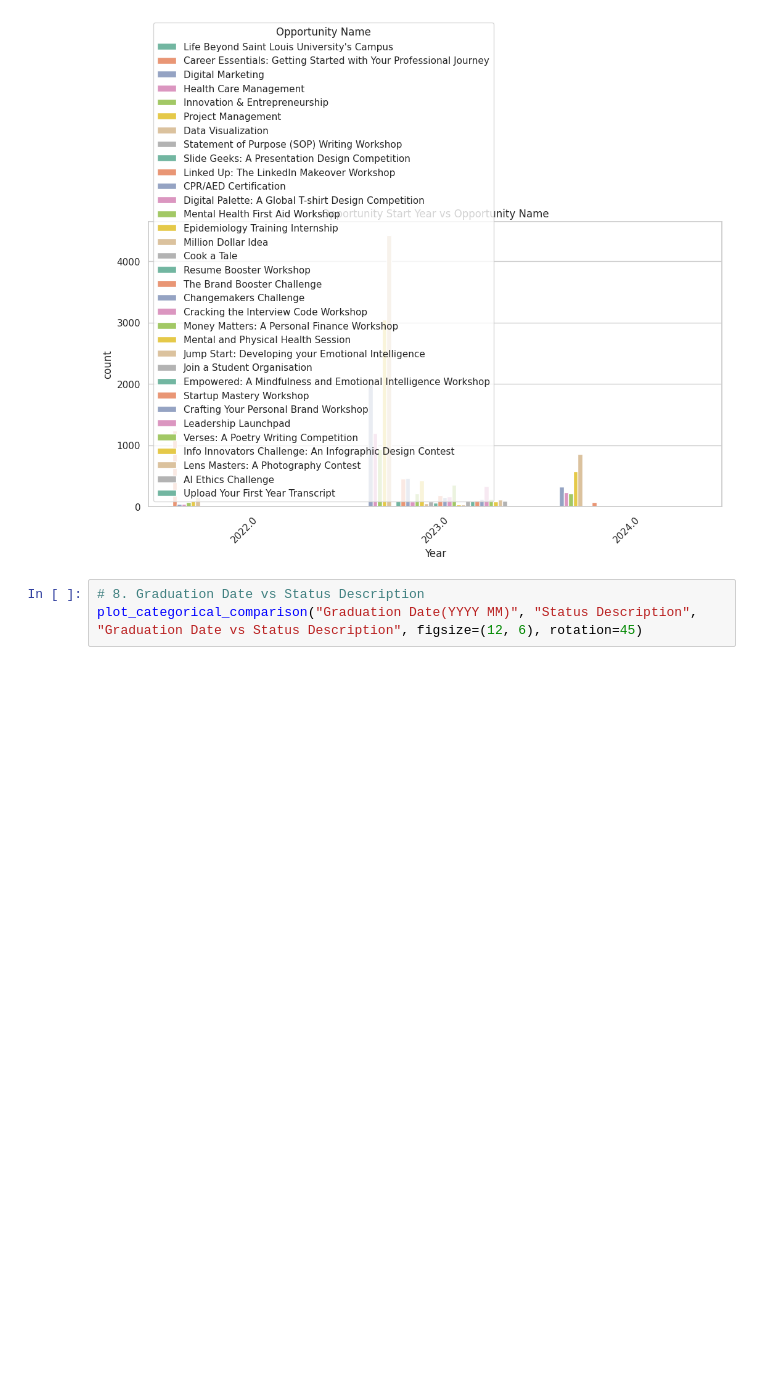
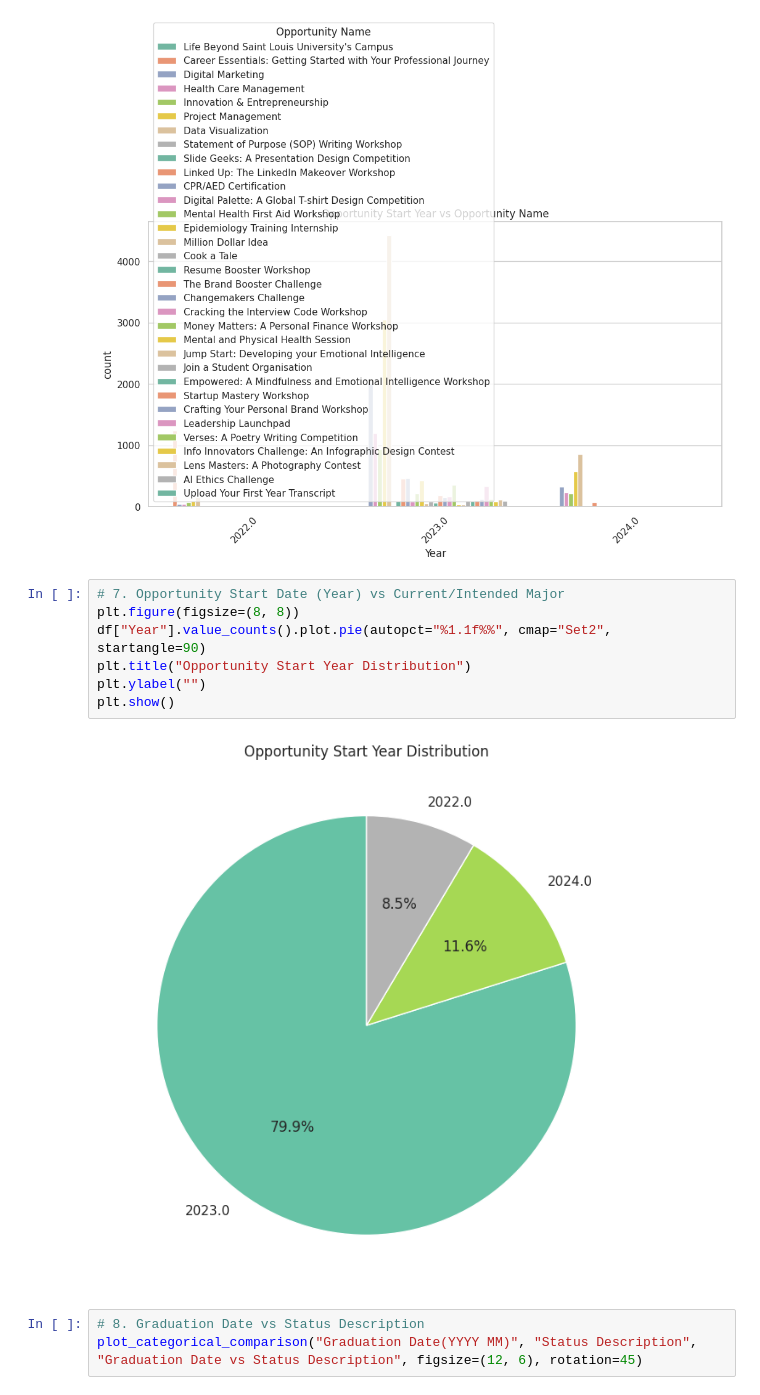
Before and after one commit to srijapamu25/Project-2, a Jupyter notebook: Data_Preprocessing_&_trend_analysis(Opportunity_data).ipynb, the cells around one changed output. Cells and saved outputs as stored; diff of their text form; blank space fills up the shorter version.

```diff
--- a/Data_Preprocessing_&_trend_analysis(Opportunity_data).ipynb
+++ b/Data_Preprocessing_&_trend_analysis(Opportunity_data).ipynb
@@ -303,6 +321,15 @@ plot_categorical_comparison("Gender", "Opportunity Name", "Gender vs Opportunity
 plot_categorical_comparison("Year", "Opportunity Name", "Opportunity Start Year vs Opportunity Name", figsize=(12, 6), rotation=45)
 # %% [output]
 [figure]
+# %%
+# 7. Opportunity Start Date (Year) vs Current/Intended Major
+plt.figure(figsize=(8, 8))
+df["Year"].value_counts().plot.pie(autopct="%1.1f%%", cmap="Set2", startangle=90)
+plt.title("Opportunity Start Year Distribution")
+plt.ylabel("")
+plt.show()
+# %% [output]
+[figure, added]
 # %%
 # 8. Graduation Date vs Status Description
 plot_categorical_comparison("Graduation Date(YYYY MM)", "Status Description", "Graduation Date vs Status Description", figsize=(12, 6), rotation=45)
```
Also changed, not shown: parts of 10 cells of this notebook.
